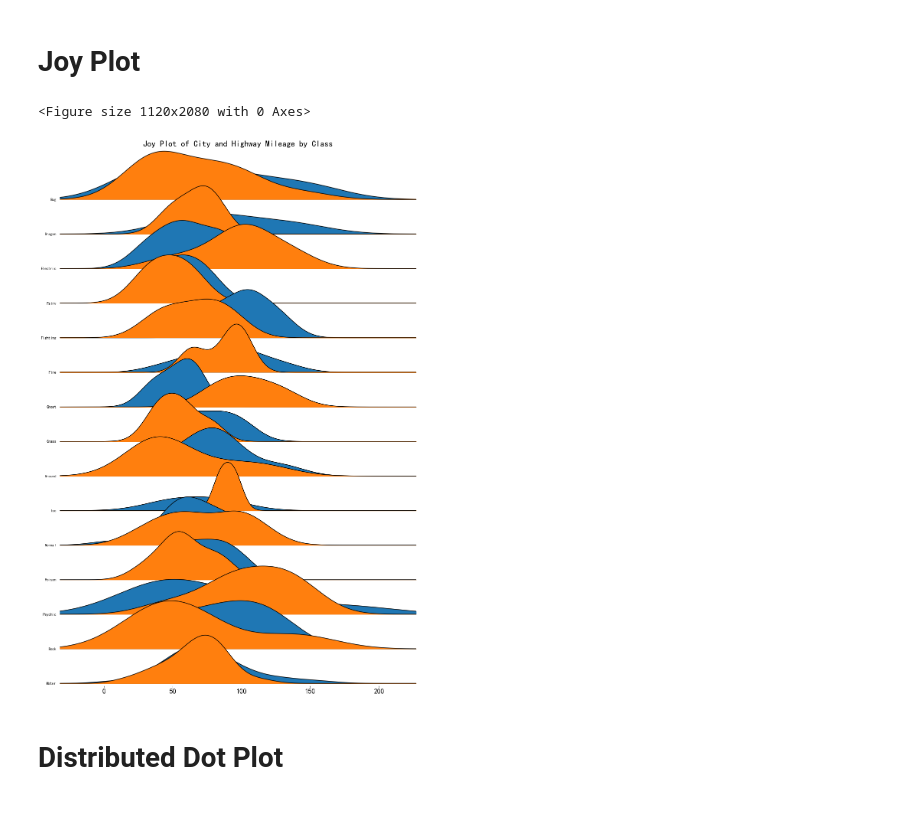
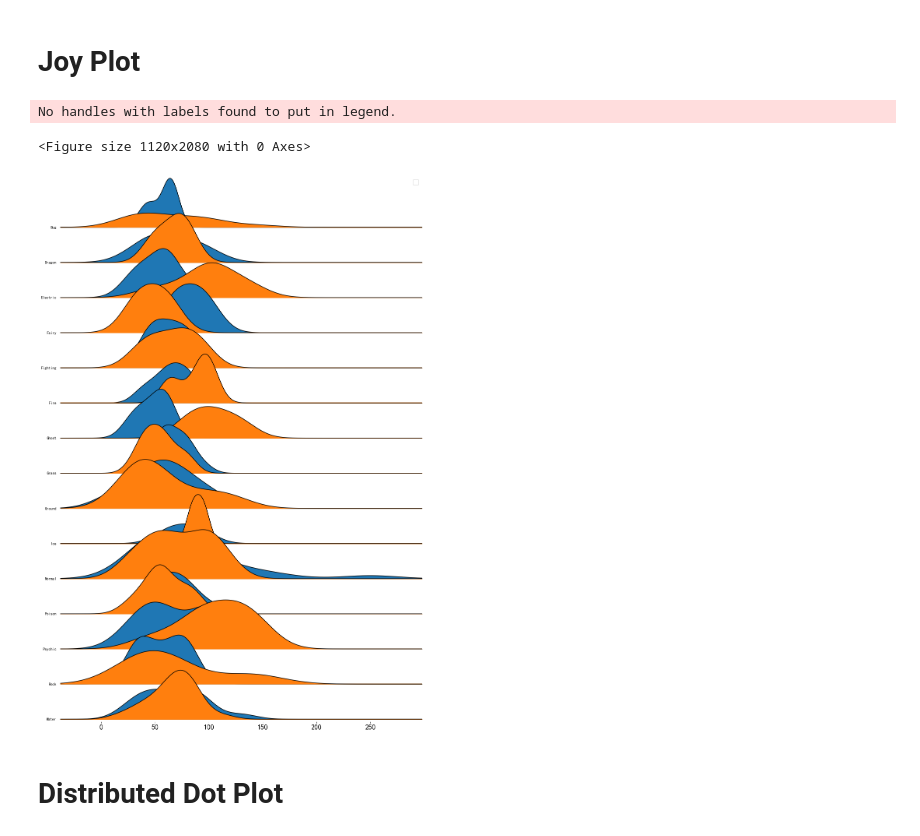
Before and after one commit to ub3132003/pynotebook, a Jupyter notebook: plot/50 graph.ipynb, the cells around one changed output. Saved outputs shown, nothing was run; the diff lists cells and outputs as text; code cells hidden in the pictures.

```diff
--- a/plot/50 graph.ipynb
+++ b/plot/50 graph.ipynb
@@ -1354,21 +1354,20 @@ set_ticks()
 # %%
 import joypy
 df=df_raw[df_raw["Generation"]==1]
 type_list=[i[0] for i in df_raw.groupby("Type 1")]
 cyl=df['Type 1']
 cty="Total"
 # Draw Plot
 plt.figure(figsize=(14,26), dpi= 80)
-fig, axes = joypy.joyplot(df, column=["Attack","Speed"], by="Type 1", ylim='own',figsize=(14,20))
+fig, axes = joypy.joyplot(df, column=["HP","Speed"], by="Type 1", ylim='own',figsize=(14,20))
 
 # Decoration
-plt.title('Joy Plot of City and Highway Mileage by Class', fontsize=22)
-plt.xticks(fontsize=18)
-plt.yticks(fontsize=18)
+set_ticks()
 plt.show()
 # %% [output]
-<Figure size 1120x2080 with 0 Axes>
+No handles with labels found to put in legend.
+<Figure size 1120x2080 with 0 Axes>
-[figure, old version]
+[figure, new version]
 # %% [markdown]
 # Distributed Dot Plot
 # %%
```
Also changed, not shown: parts of 15 cells of this notebook, 6 other files.
